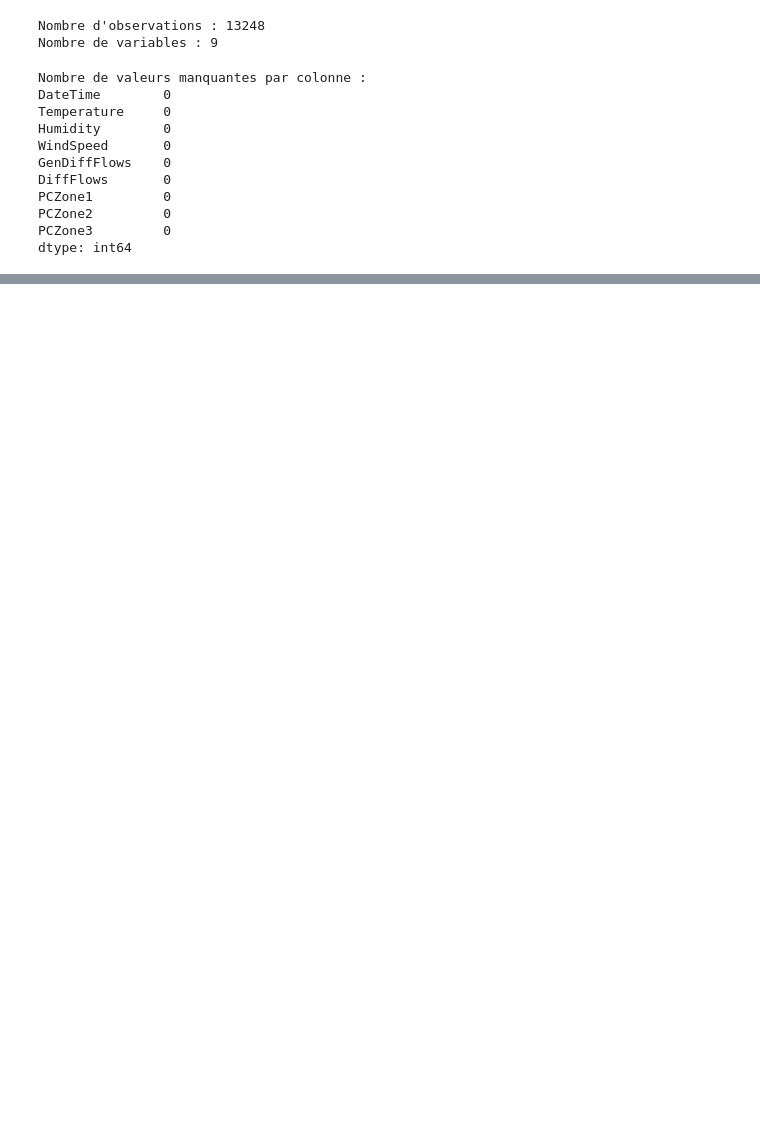
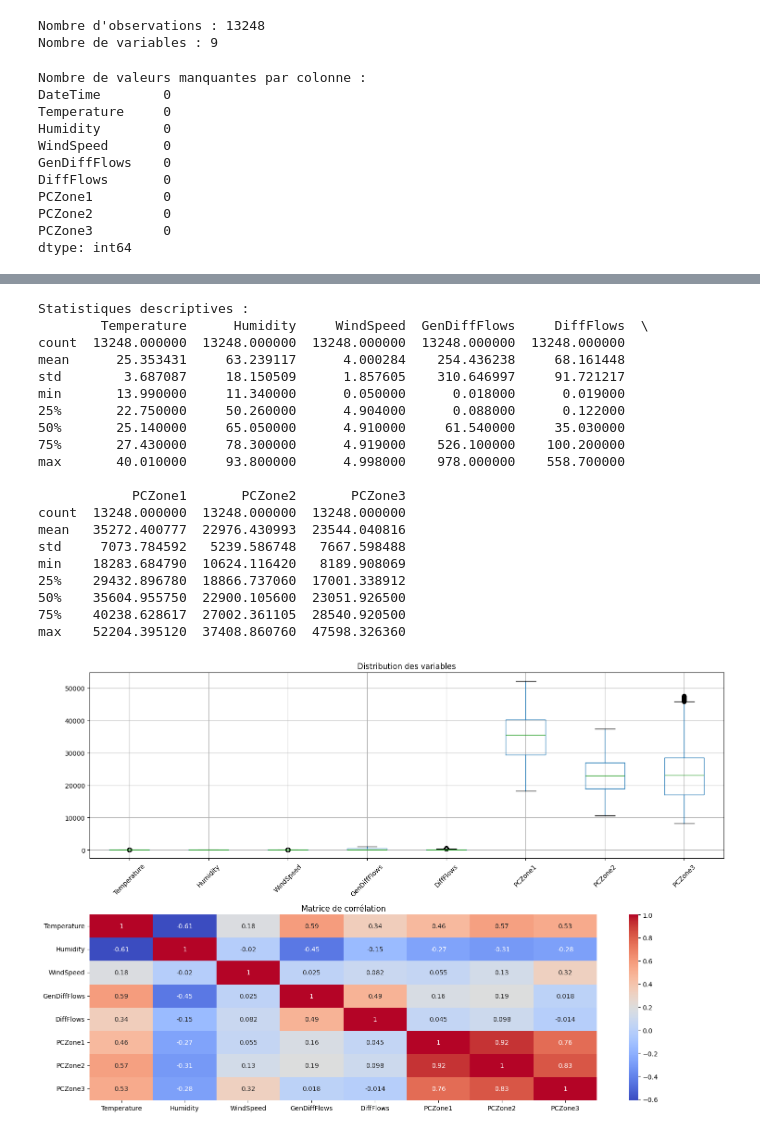
Before and after one commit to Minasdao/DataScience, a Jupyter notebook: DataScienceProject.ipynb, the cells around one changed output, grey strips where cells are left out. Drawn from its saved outputs; the diff is of its cells as text; code cells hidden in the pictures; blank space fills up the shorter version.

```diff
--- a/DataScienceProject.ipynb
+++ b/DataScienceProject.ipynb
@@ -126,0 +47,50 @@ p-value: 0.00e+00
+# %%
+import pandas as pd
+import matplotlib.pyplot as plt
+import seaborn as sns
+
+# Lecture des données
+df = pd.read_csv('Tetuan-PC.csv')
+
+# Statistiques descriptives
+print("Statistiques descriptives :")
+print(df.describe())
+
+# Création des visualisations
+plt.figure(figsize=(15, 10))
+
+# Boxplot
+plt.subplot(2, 1, 1)
+df.boxplot()
+plt.xticks(rotation=45)
+plt.title('Distribution des variables')
+
+# Matrice de corrélation
+plt.subplot(2, 1, 2)
+sns.heatmap(df.drop(columns=['DateTime']).corr(), annot=True, cmap='coolwarm')
+plt.title('Matrice de corrélation')
+
+plt.tight_layout()
+plt.show()
+# %% [output]
+Statistiques descriptives :
+        Temperature      Humidity     WindSpeed  GenDiffFlows     DiffFlows  \
+count  13248.000000  13248.000000  13248.000000  13248.000000  13248.000000
+mean      25.353431     63.239117      4.000284    254.436238     68.161448
+std        3.687087     18.150509      1.857605    310.646997     91.721217
+min       13.990000     11.340000      0.050000      0.018000      0.019000
+25%       22.750000     50.260000      4.904000      0.088000      0.122000
+50%       25.140000     65.050000      4.910000     61.540000     35.030000
+75%       27.430000     78.300000      4.919000    526.100000    100.200000
+max       40.010000     93.800000      4.998000    978.000000    558.700000
+
+            PCZone1       PCZone2       PCZone3
+count  13248.000000  13248.000000  13248.000000
+mean   35272.400777  22976.430993  23544.040816
+std     7073.784592   5239.586748   7667.598488
+min    18283.684790  10624.116420   8189.908069
+25%    29432.896780  18866.737060  17001.338912
+50%    35604.955750  22900.105600  23051.926500
+75%    40238.628617  27002.361105  28540.920500
+max    52204.395120  37408.860760  47598.326360
+[figure, added]
```
Also changed, not shown: parts of 1 cell of this notebook.
